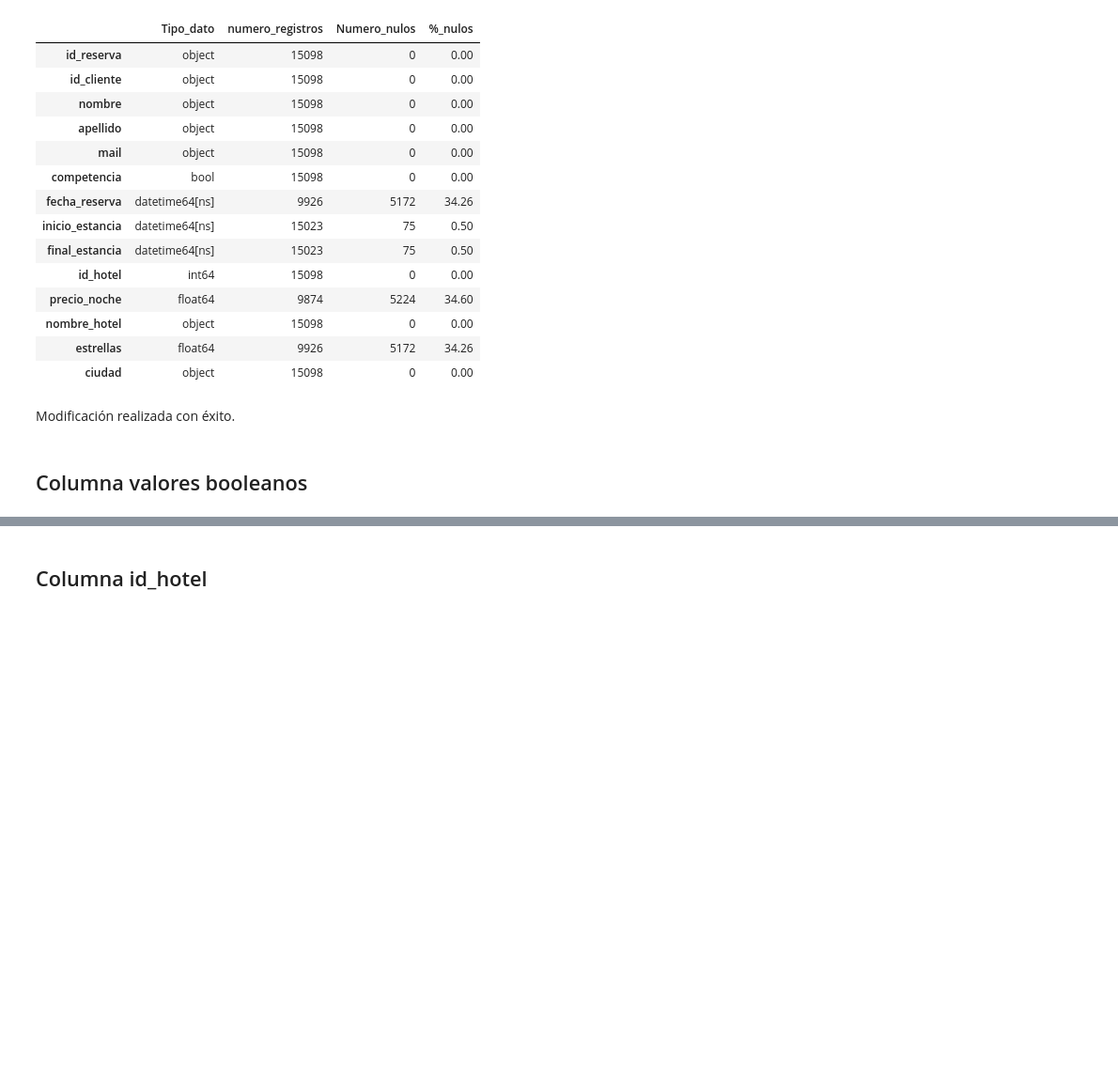
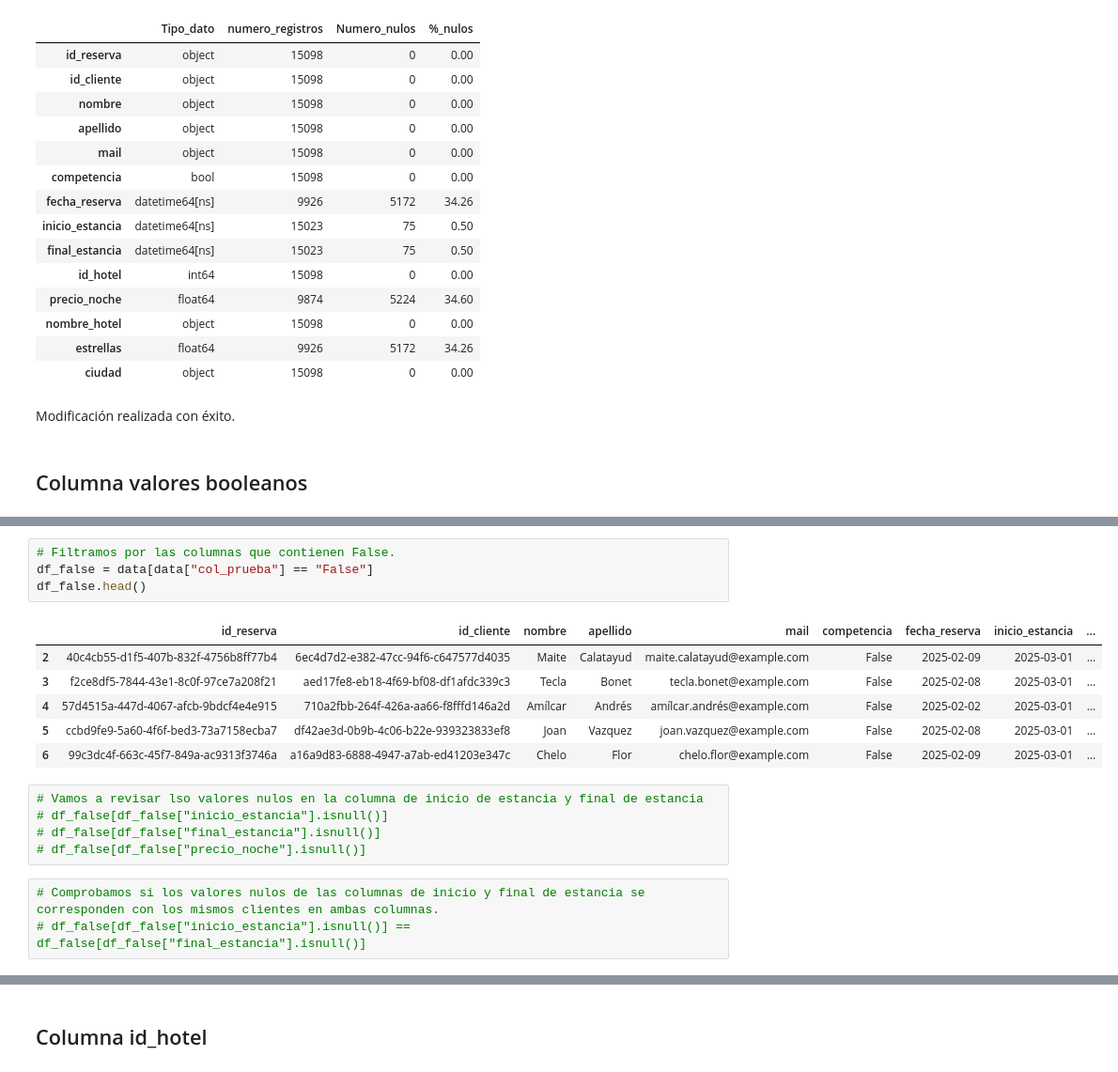
Before and after one commit to Gabijc/Proyecto_ETL_Hoteles, a Jupyter notebook: Notebooks/Analisis_inicial.ipynb, the cells around one changed output, grey strips where cells are left out. Shown at 94% size. Cells and saved outputs as stored; diff of their text form; blank space fills up the shorter version.

```diff
--- a/Notebooks/Analisis_inicial.ipynb
+++ b/Notebooks/Analisis_inicial.ipynb
@@ -168,0 +211,19 @@ En las filas que tienen valor true no tenemos nombre de hotel, mientras que en l
+# %%
+# Filtramos por las columnas que contienen False.
+df_false = data[data["col_prueba"] == "False"]
+df_false.head()
+# %% [output]
+|  | id_reserva | id_cliente | nombre | apellido | mail | competencia | fecha_reserva | inicio_estancia | ... |
+| 2 | 40c4cb55-d1f5-407b-832f-4756b8ff77b4 | 6ec4d7d2-e382-47cc-94f6-c647577d4035 | Maite | Calatayud | maite.calatayud@example.com | False | 2025-02-09 | 2025-03-01 | ... |
+| 3 | f2ce8df5-7844-43e1-8c0f-97ce7a208f21 | aed17fe8-eb18-4f69-bf08-df1afdc339c3 | Tecla | Bonet | tecla.bonet@example.com | False | 2025-02-08 | 2025-03-01 | ... |
+| 4 | 57d4515a-447d-4067-afcb-9bdcf4e4e915 | 710a2fbb-264f-426a-aa66-f8fffd146a2d | Amílcar | Andrés | amílcar.andrés@example.com | False | 2025-02-02 | 2025-03-01 | ... |
+| 5 | ccbd9fe9-5a60-4f6f-bed3-73a7158ecba7 | df42ae3d-0b9b-4c06-b22e-939323833ef8 | Joan | Vazquez | joan.vazquez@example.com | False | 2025-02-08 | 2025-03-01 | ... |
+| 6 | 99c3dc4f-663c-45f7-849a-ac9313f3746a | a16a9d83-6888-4947-a7ab-ed41203e347c | Chelo | Flor | chelo.flor@example.com | False | 2025-02-09 | 2025-03-01 | ... |
+# %%
+# Vamos a revisar lso valores nulos en la columna de inicio de estancia y final de estancia
+# df_false[df_false["inicio_estancia"].isnull()]
+# df_false[df_false["final_estancia"].isnull()]
+# df_false[df_false["precio_noche"].isnull()]
+# %%
+# Comprobamos si los valores nulos de las columnas de inicio y final de estancia se corresponden con los mismos clientes en ambas columnas.
+# df_false[df_false["inicio_estancia"].isnull()] == df_false[df_false["final_estancia"].isnull()]
```
Also changed, not shown: parts of 25 cells of this notebook.
